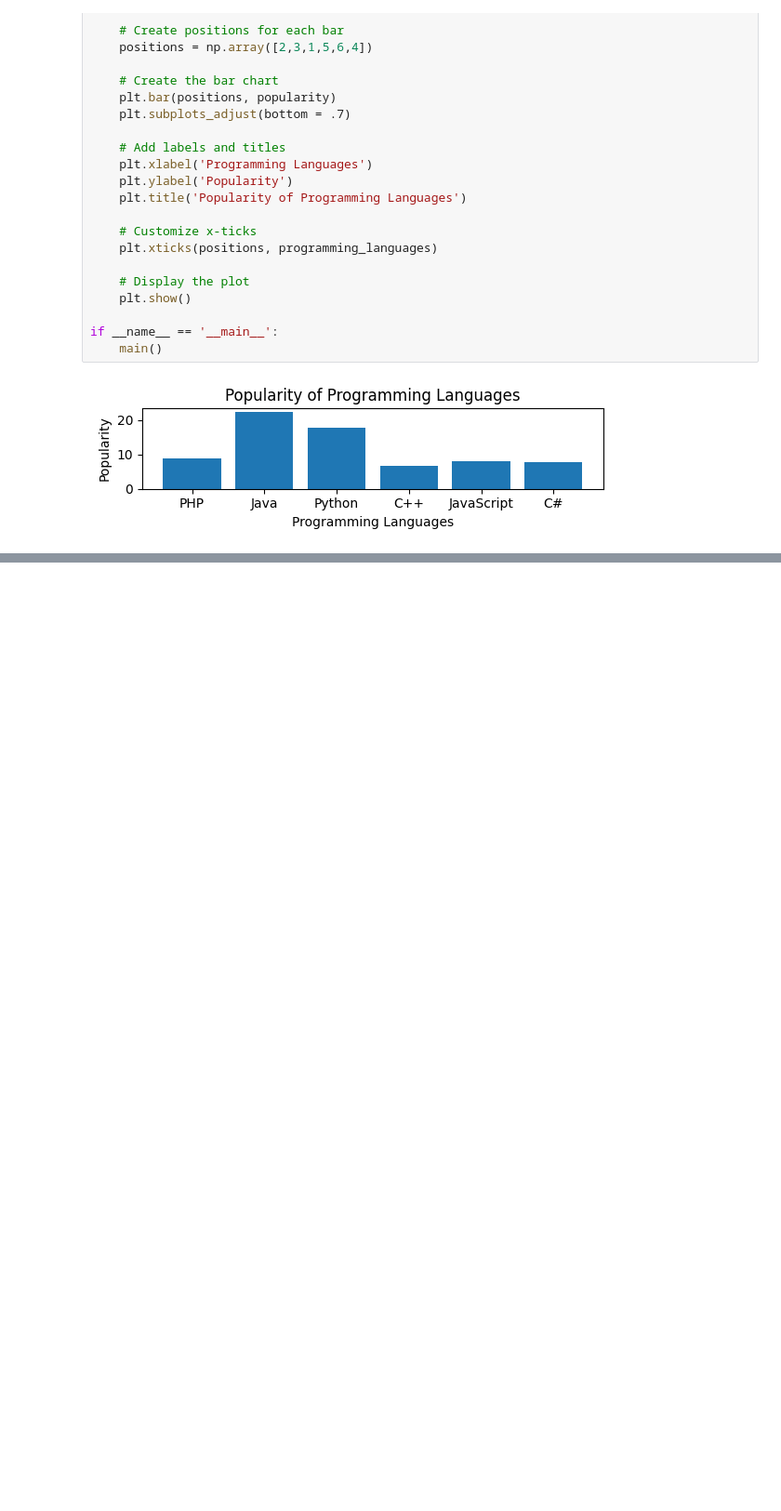
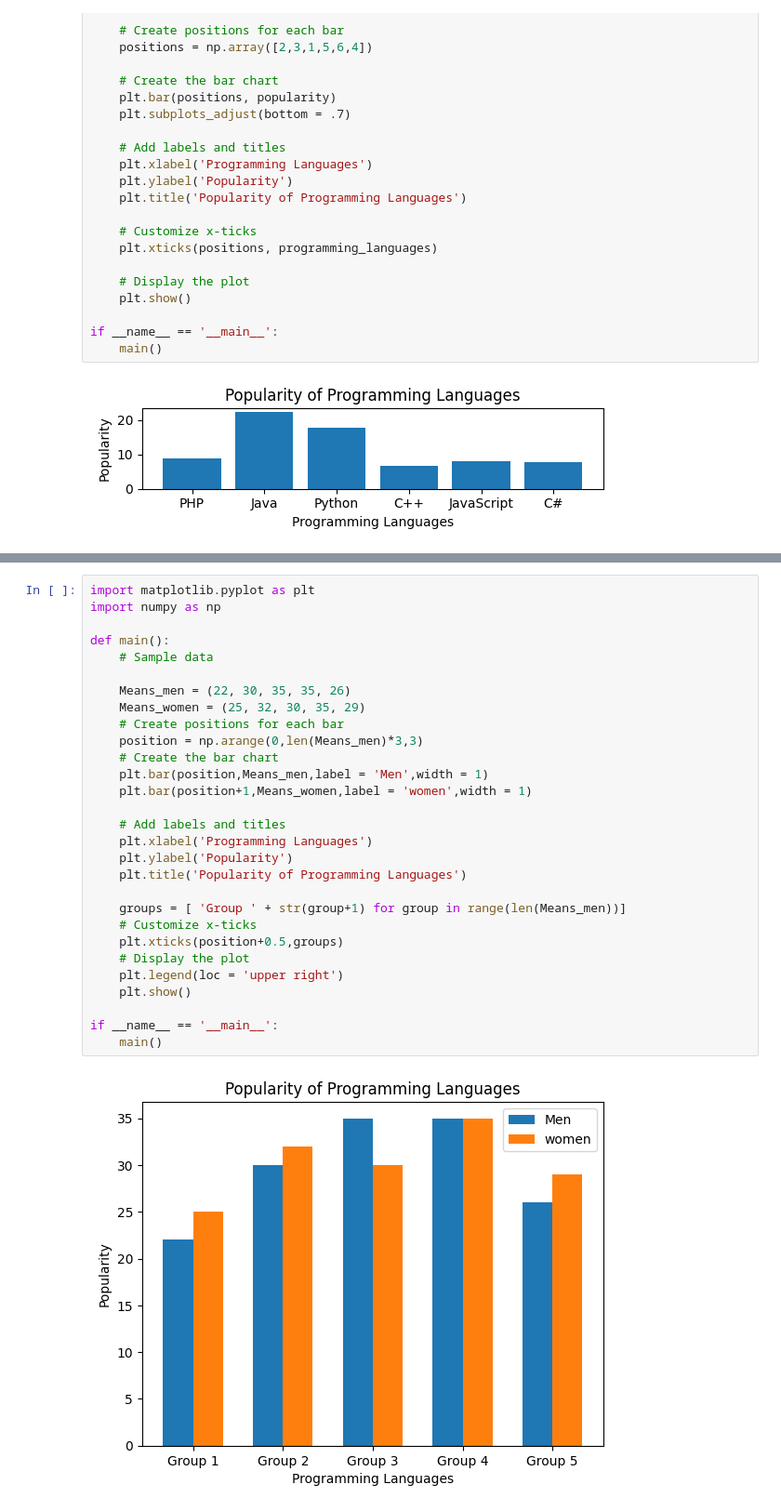
Before and after one commit to shivyelave/Python-Libraries, a Jupyter notebook: Matplotlib/matplotlib_barchart.ipynb, the cells around one changed output, grey strips where cells are left out. Shown at 93% size. Cells and saved outputs as stored; diff of their text form; blank space fills up the shorter version.

Commit message:
[Shiv] Add: Python program to create bar plot of scores by group and gender.

```diff
--- a/Matplotlib/matplotlib_barchart.ipynb
+++ b/Matplotlib/matplotlib_barchart.ipynb
@@ -274,0 +280,31 @@ if __name__ == '__main__':
+# %%
+import matplotlib.pyplot as plt
+import numpy as np
+
+def main():
+    # Sample data
+
+    Means_men = (22, 30, 35, 35, 26)
+    Means_women = (25, 32, 30, 35, 29)
+    # Create positions for each bar
+    position = np.arange(0,len(Means_men)*3,3)
+    # Create the bar chart
+    plt.bar(position,Means_men,label = 'Men',width = 1)
+    plt.bar(position+1,Means_women,label = 'women',width = 1)
+
+    # Add labels and titles
+    plt.xlabel('Programming Languages')
+    plt.ylabel('Popularity')
+    plt.title('Popularity of Programming Languages')
+
+    groups = [ 'Group ' + str(group+1) for group in range(len(Means_men))]
+    # Customize x-ticks
+    plt.xticks(position+0.5,groups)
+    # Display the plot
+    plt.legend(loc = 'upper right')
+    plt.show()
+
+if __name__ == '__main__':
+    main()
+# %% [output]
+[figure, added]
```
Also changed, not shown: parts of 1 cell of this notebook.
